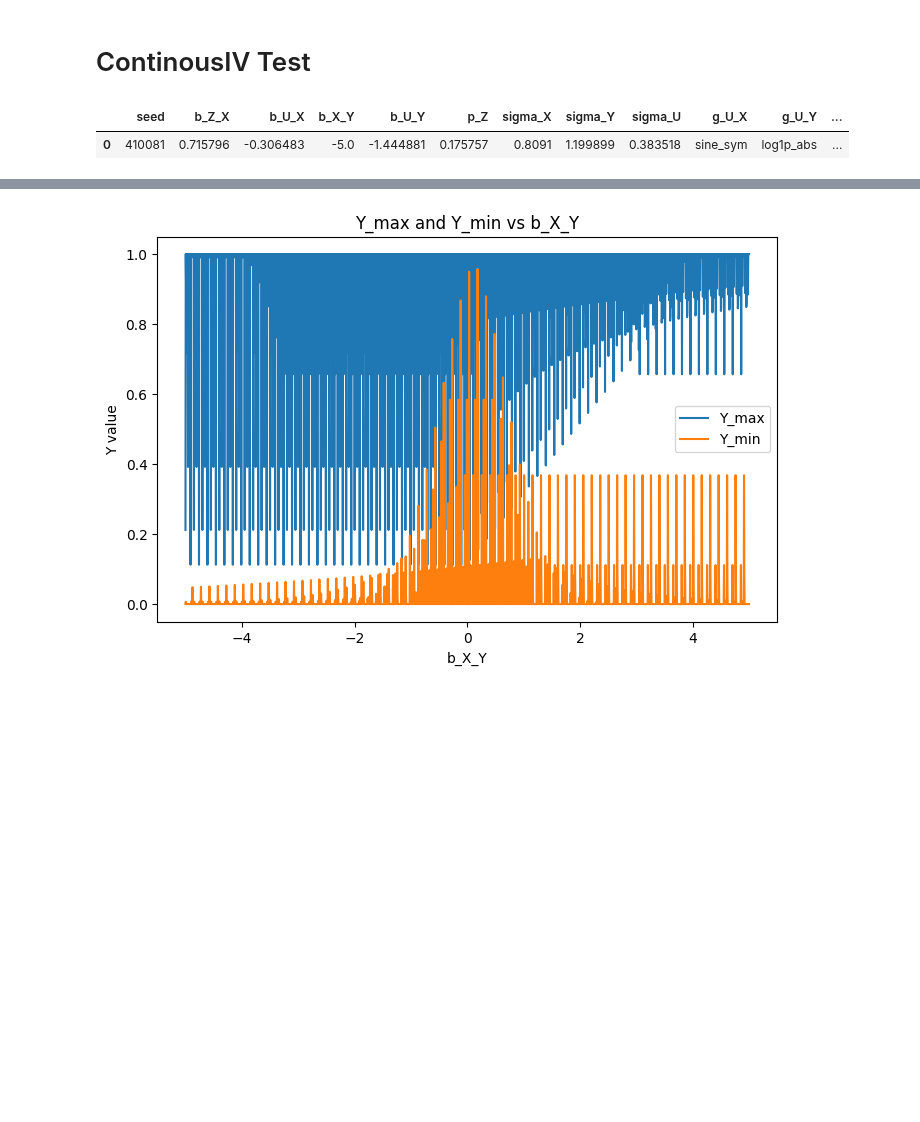
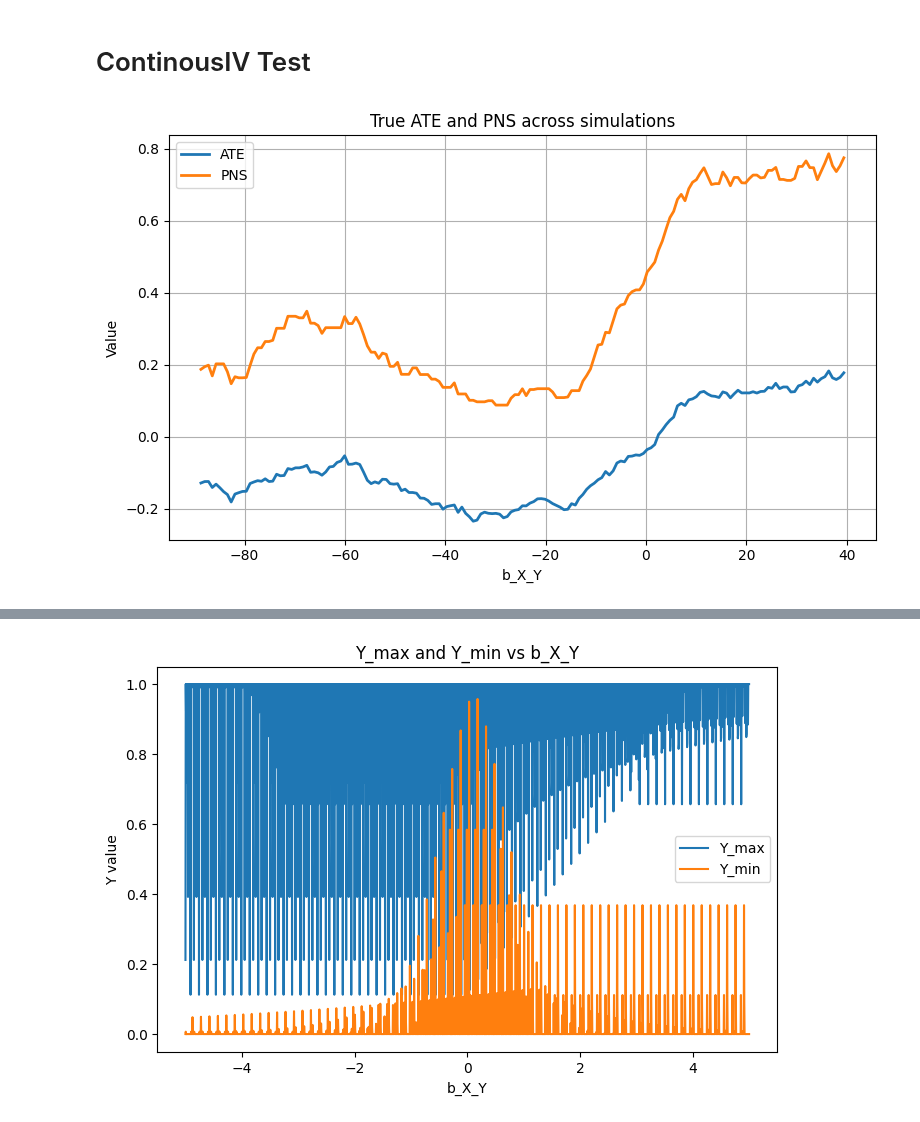
Before and after one commit to tmaringgele/causal-bounds, a Jupyter notebook: simulation_engine/test.ipynb, the cells around one changed output, grey strips where cells are left out. Drawn from its saved outputs; the diff is of its cells as text; code cells hidden in the pictures; blank space fills up the shorter version.

```diff
--- a/simulation_engine/test.ipynb
+++ b/simulation_engine/test.ipynb
@@ -41,21 +41,19 @@ Will assume defaults for version 1.1
 # %%
 function_keys = [
                 "identity",
                 "sin",
                 "cos",
                 "tanh",
                 "log1p_abs",
                 "exp_neg_sq",
                 "sigmoid",
                 "exp_clipped"
             ]
 
 data = ContinuousIV.run_rolling_b_X_Y_simulations(
-    b_range=(-5, 5), N_points=1, replications=1, n=500,
-    # allowed_functions=['identity']
+    b_range=(-100, 50), N_points=200, replications=1, n=500,
 )
-data
+PlottingUtil.plot_ate_pns(data,window=30)
 # %% [output]
-|  | seed | b_Z_X | b_U_X | b_X_Y | b_U_Y | p_Z | sigma_X | sigma_Y | sigma_U | g_U_X | g_U_Y | ... |
-| 0 | 410081 | 0.715796 | -0.306483 | -5.0 | -1.444881 | 0.175757 | 0.8091 | 1.199899 | 0.383518 | sine_sym | log1p_abs | ... |
+[figure, added]
 # %%
```
Also changed, not shown: parts of 3 cells of this notebook, 2 other files.
